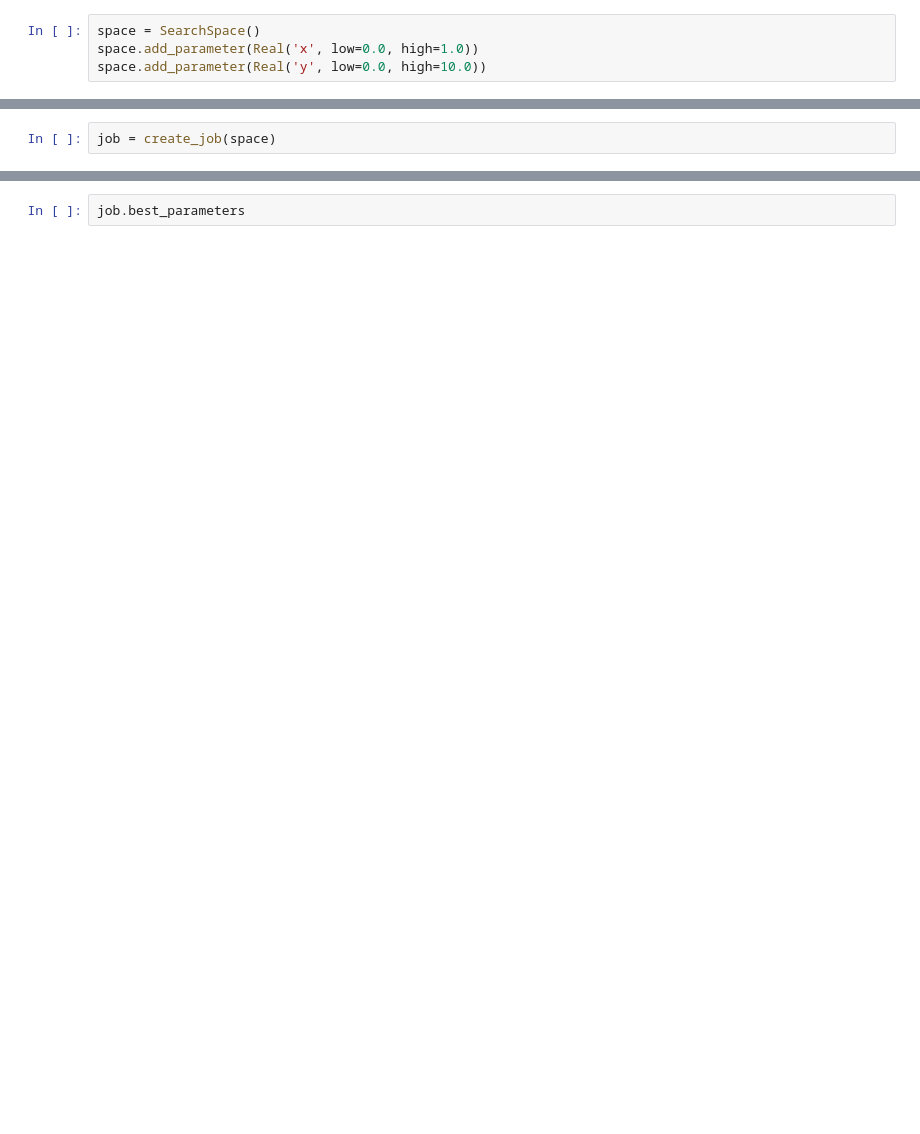
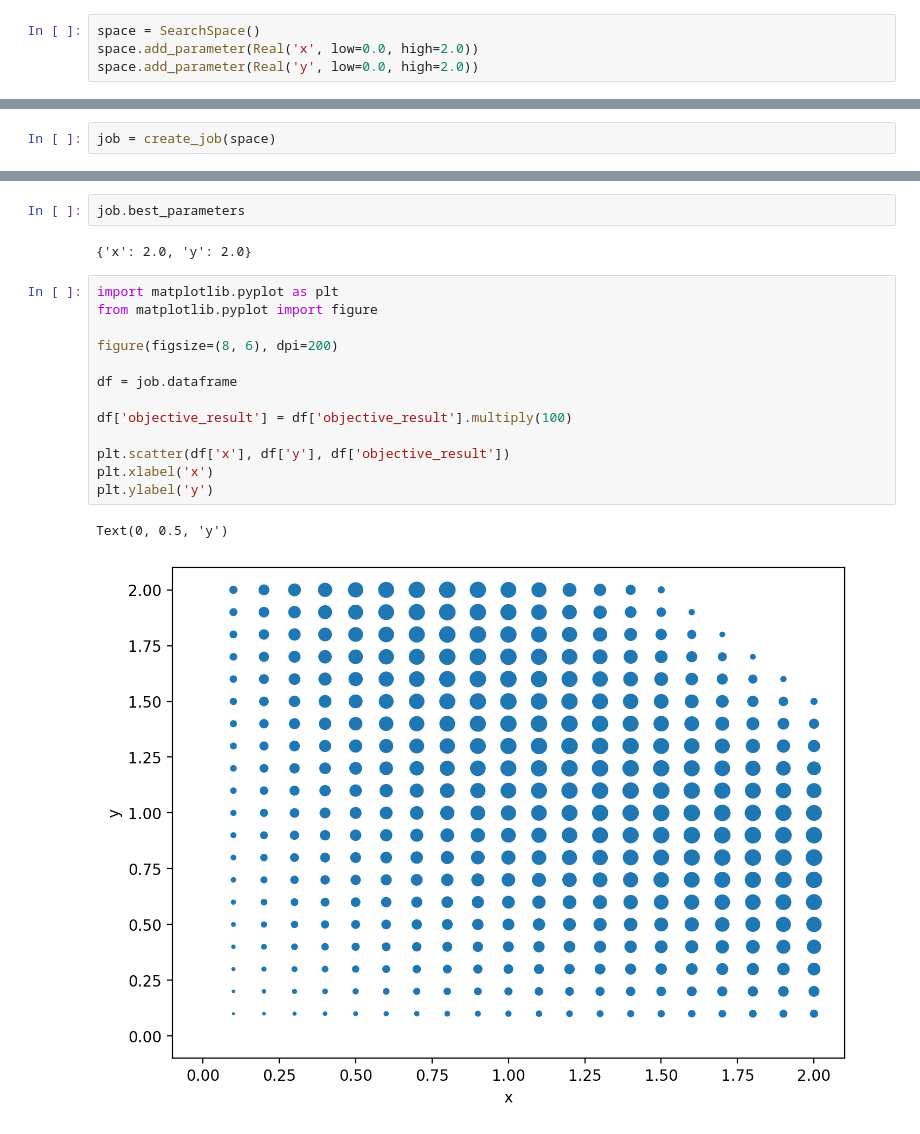
Before and after one commit to qnbhd/feijoa, a Jupyter notebook: examples/notebooks/rosenbrock.ipynb, the cells around one changed output, grey strips where cells are left out. Saved outputs shown, nothing was run; the diff lists cells and outputs as text; blank space fills up the shorter version.

```diff
--- a/examples/notebooks/rosenbrock.ipynb
+++ b/examples/notebooks/rosenbrock.ipynb
@@ -3,7 +4,7 @@ from polytune import create_job, Experiment, SearchSpace, Real
 # %%
 space = SearchSpace()
-space.add_parameter(Real('x', low=0.0, high=1.0))
-space.add_parameter(Real('y', low=0.0, high=10.0))
+space.add_parameter(Real('x', low=0.0, high=2.0))
+space.add_parameter(Real('y', low=0.0, high=2.0))
 # %%
 def objective(experiment: Experiment):
     params = experiment.params
@@ -227,2 +20,20 @@ Experiment({
 # %%
 job.best_parameters
+# %% [output]
+{'x': 2.0, 'y': 2.0}
+# %%
+import matplotlib.pyplot as plt
+from matplotlib.pyplot import figure
+
+figure(figsize=(8, 6), dpi=200)
+
+df = job.dataframe
+
+df['objective_result'] = df['objective_result'].multiply(100)
+
+plt.scatter(df['x'], df['y'], df['objective_result'])
+plt.xlabel('x')
+plt.ylabel('y')
+# %% [output]
+Text(0, 0.5, 'y')
+[figure, added]
```
Also changed, not shown: parts of 4 cells of this notebook, 12 other files.
